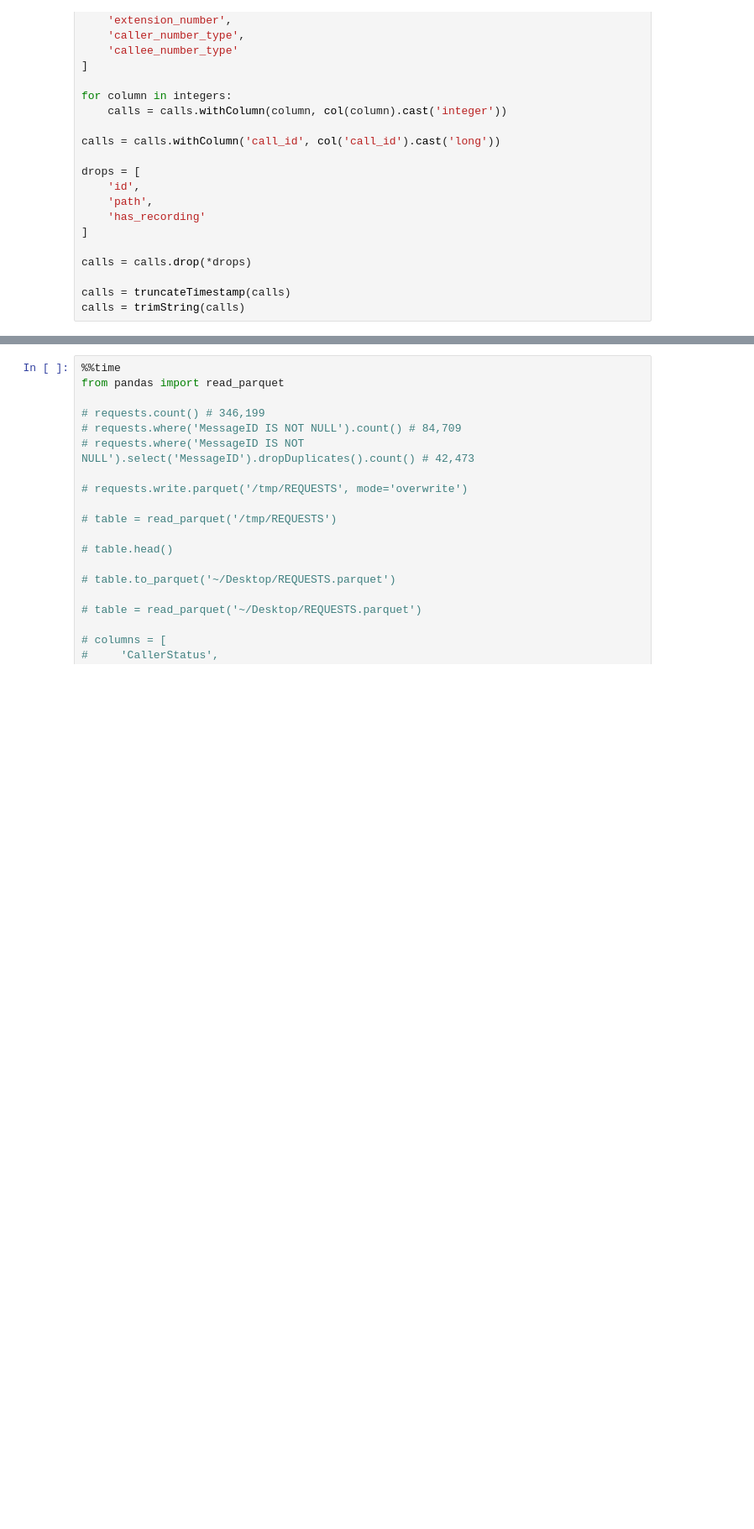
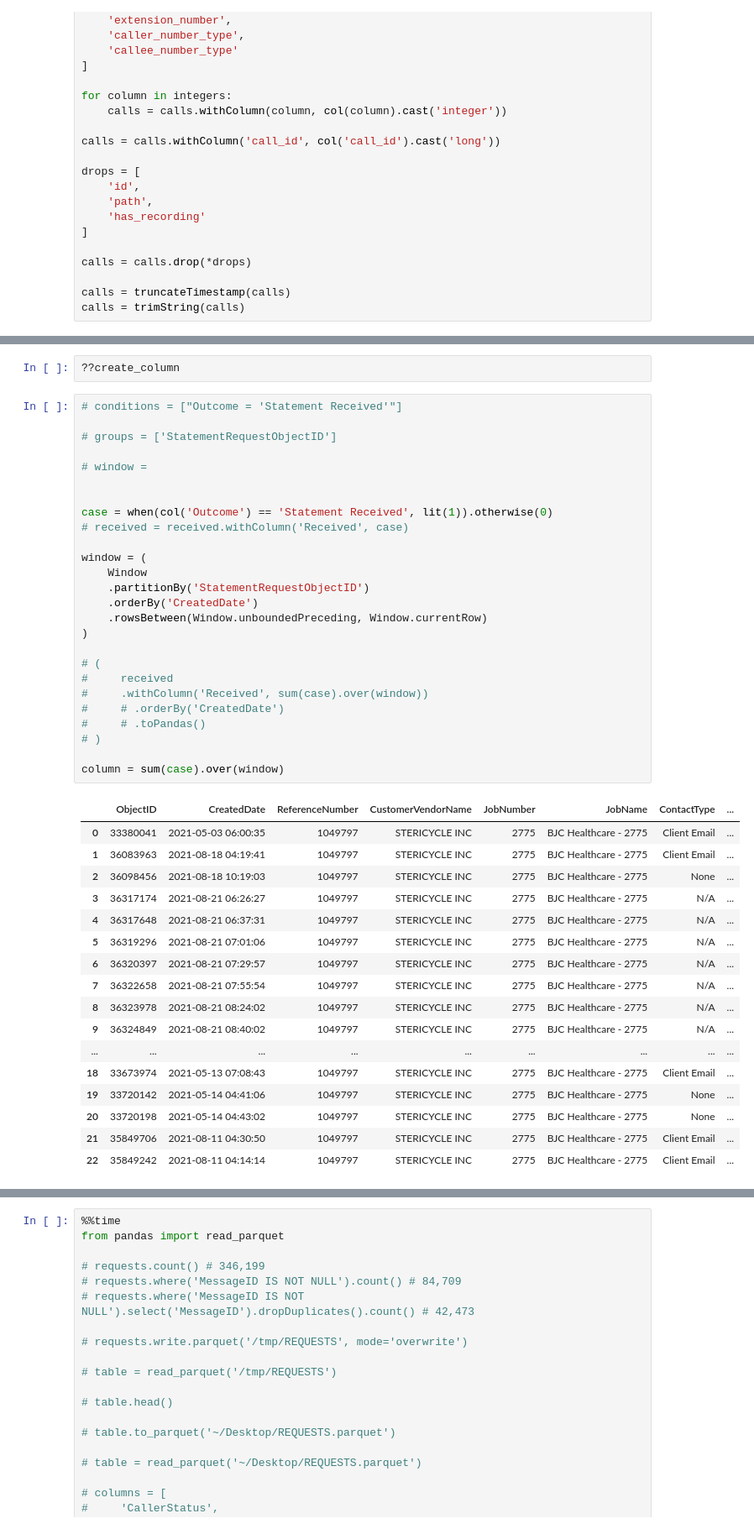
Before and after one commit to cpassorelli/call-reports, a Jupyter notebook: ipython/report-statement-code-copy.ipynb, the cells around one changed output, grey strips where cells are left out. Shown at 84% size. Cells and saved outputs as stored; diff of their text form; blank space fills up the shorter version.

```diff
--- a/ipython/report-statement-code-copy.ipynb
+++ b/ipython/report-statement-code-copy.ipynb
@@ -263,3 +425,49 @@ Wall time: 14.1 s
+# %%
+??create_column
+# %%
+# conditions = ["Outcome = 'Statement Received'"]
+
+# groups = ['StatementRequestObjectID']
+
+# window =
+
+
+case = when(col('Outcome') == 'Statement Received', lit(1)).otherwise(0)
+# received = received.withColumn('Received', case)
+
+window = (
+    Window
+    .partitionBy('StatementRequestObjectID')
+    .orderBy('CreatedDate')
+    .rowsBetween(Window.unboundedPreceding, Window.currentRow)
+)
+
+# (
+#     received
+#     .withColumn('Received', sum(case).over(window))
+#     # .orderBy('CreatedDate')
+#     # .toPandas()
+# )
+
+column = sum(case).over(window)
+# %% [output]
+|  | ObjectID | CreatedDate | ReferenceNumber | CustomerVendorName | JobNumber | JobName | ContactType | ... |
+| 0 | 33380041 | 2021-05-03 06:00:35 | 1049797 | STERICYCLE INC | 2775 | BJC Healthcare - 2775 | Client Email | ... |
+| 1 | 36083963 | 2021-08-18 04:19:41 | 1049797 | STERICYCLE INC | 2775 | BJC Healthcare - 2775 | Client Email | ... |
+| 2 | 36098456 | 2021-08-18 10:19:03 | 1049797 | STERICYCLE INC | 2775 | BJC Healthcare - 2775 | None | ... |
+| 3 | 36317174 | 2021-08-21 06:26:27 | 1049797 | STERICYCLE INC | 2775 | BJC Healthcare - 2775 | N/A | ... |
+| 4 | 36317648 | 2021-08-21 06:37:31 | 1049797 | STERICYCLE INC | 2775 | BJC Healthcare - 2775 | N/A | ... |
+| 5 | 36319296 | 2021-08-21 07:01:06 | 1049797 | STERICYCLE INC | 2775 | BJC Healthcare - 2775 | N/A | ... |
+| 6 | 36320397 | 2021-08-21 07:29:57 | 1049797 | STERICYCLE INC | 2775 | BJC Healthcare - 2775 | N/A | ... |
+| 7 | 36322658 | 2021-08-21 07:55:54 | 1049797 | STERICYCLE INC | 2775 | BJC Healthcare - 2775 | N/A | ... |
+| 8 | 36323978 | 2021-08-21 08:24:02 | 1049797 | STERICYCLE INC | 2775 | BJC Healthcare - 2775 | N/A | ... |
+| 9 | 36324849 | 2021-08-21 08:40:02 | 1049797 | STERICYCLE INC | 2775 | BJC Healthcare - 2775 | N/A | ... |
+| ... | ... | ... | ... | ... | ... | ... | ... | ... |
+| 18 | 33673974 | 2021-05-13 07:08:43 | 1049797 | STERICYCLE INC | 2775 | BJC Healthcare - 2775 | Client Email | ... |
+| 19 | 33720142 | 2021-05-14 04:41:06 | 1049797 | STERICYCLE INC | 2775 | BJC Healthcare - 2775 | None | ... |
+| 20 | 33720198 | 2021-05-14 04:43:02 | 1049797 | STERICYCLE INC | 2775 | BJC Healthcare - 2775 | None | ... |
+| 21 | 35849706 | 2021-08-11 04:30:50 | 1049797 | STERICYCLE INC | 2775 | BJC Healthcare - 2775 | Client Email | ... |
+| 22 | 35849242 | 2021-08-11 04:14:14 | 1049797 | STERICYCLE INC | 2775 | BJC Healthcare - 2775 | Client Email | ... |
 # %%
 %%time
 path = os.path.join(BASE_FOLDER, 'rm_DVStatementRequests.parquet')
```
Also changed, not shown: parts of 29 cells of this notebook, 10 other files.
